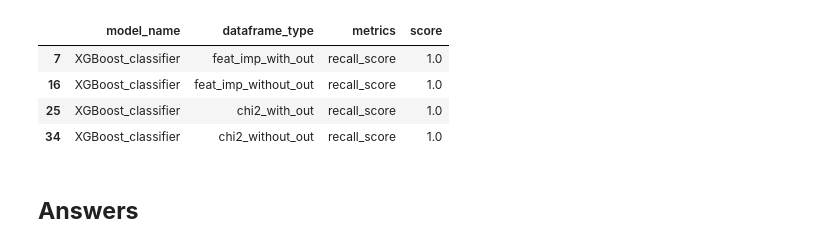
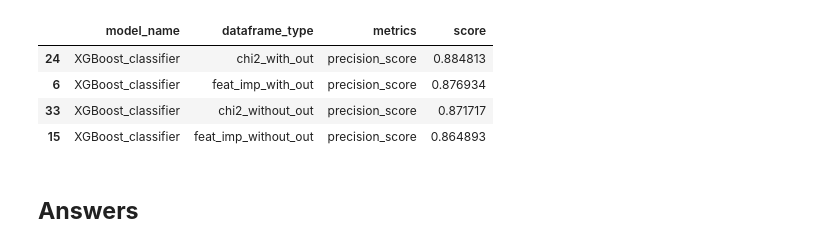
Before and after one commit to soil15/Risk-Scorer, a Jupyter notebook: notebooks/second_iteration/model_trainning.ipynb, the cells around one changed output. Cells and saved outputs as stored; diff of their text form; code cells hidden in the pictures.

```diff
--- a/notebooks/second_iteration/model_trainning.ipynb
+++ b/notebooks/second_iteration/model_trainning.ipynb
@@ -82,10 +82,10 @@ def objective(trial):
 
     y_pred = mod.predict(X_test)
     # f1_scr = f1_score(y_pred=y_pred, y_true=y_test)
-    # pre_score = precision_score(y_pred=y_pred, y_true=y_test)
-    recall_scr = recall_score(y_pred=y_pred, y_true=y_test)
+    pre_score = precision_score(y_pred=y_pred, y_true=y_test)
+    # recall_scr = recall_score(y_pred=y_pred, y_true=y_test)
 
-    return recall_scr
+    return pre_score
 # %%
 for df_type, df in zip(dataframes.keys(), dataframes.values()):
 
@@ -103,7 +103,7 @@ for df_type, df in zip(dataframes.keys(), dataframes.values()):
         X_train, X_test, y_train, y_test = train_test_split(X, y, test_size=0.3, random_state=15)
 
         study = optuna.create_study(direction='maximize')
-        study.optimize(objective, n_trials=10)
+        study.optimize(objective, n_trials=30)
 
         trial = study.best_trials[0]
         key = model_name + '-' + dataframe_type
@@ -214,11 +214,11 @@ Comparing model wise performance considering metrices we can see that we are abl
 # %%
-model_comp_df[(model_comp_df['metrics'] == 'recall_score') & ((model_comp_df['model_name'] == 'random_forest_classifier') | (model_comp_df['model_name'] == 'XGBoost_classifier'))].sort_values('score', ascending=False).head(4)
+model_comp_df[(model_comp_df['metrics'] == 'precision_score') & ((model_comp_df['model_name'] == 'random_forest_classifier') | (model_comp_df['model_name'] == 'XGBoost_classifier'))].sort_values('score', ascending=False).head(4)
 # %% [output]
 |  | model_name | dataframe_type | metrics | score |
-| 7 | XGBoost_classifier | feat_imp_with_out | recall_score | 1.0 |
-| 16 | XGBoost_classifier | feat_imp_without_out | recall_score | 1.0 |
-| 25 | XGBoost_classifier | chi2_with_out | recall_score | 1.0 |
-| 34 | XGBoost_classifier | chi2_without_out | recall_score | 1.0 |
+| 24 | XGBoost_classifier | chi2_with_out | precision_score | 0.884813 |
+| 6 | XGBoost_classifier | feat_imp_with_out | precision_score | 0.876934 |
+| 33 | XGBoost_classifier | chi2_without_out | precision_score | 0.871717 |
+| 15 | XGBoost_classifier | feat_imp_without_out | precision_score | 0.864893 |
 # %% [markdown]
 ## **Answers**
 # %% [markdown]
```
Also changed, not shown: parts of 24 cells of this notebook.
